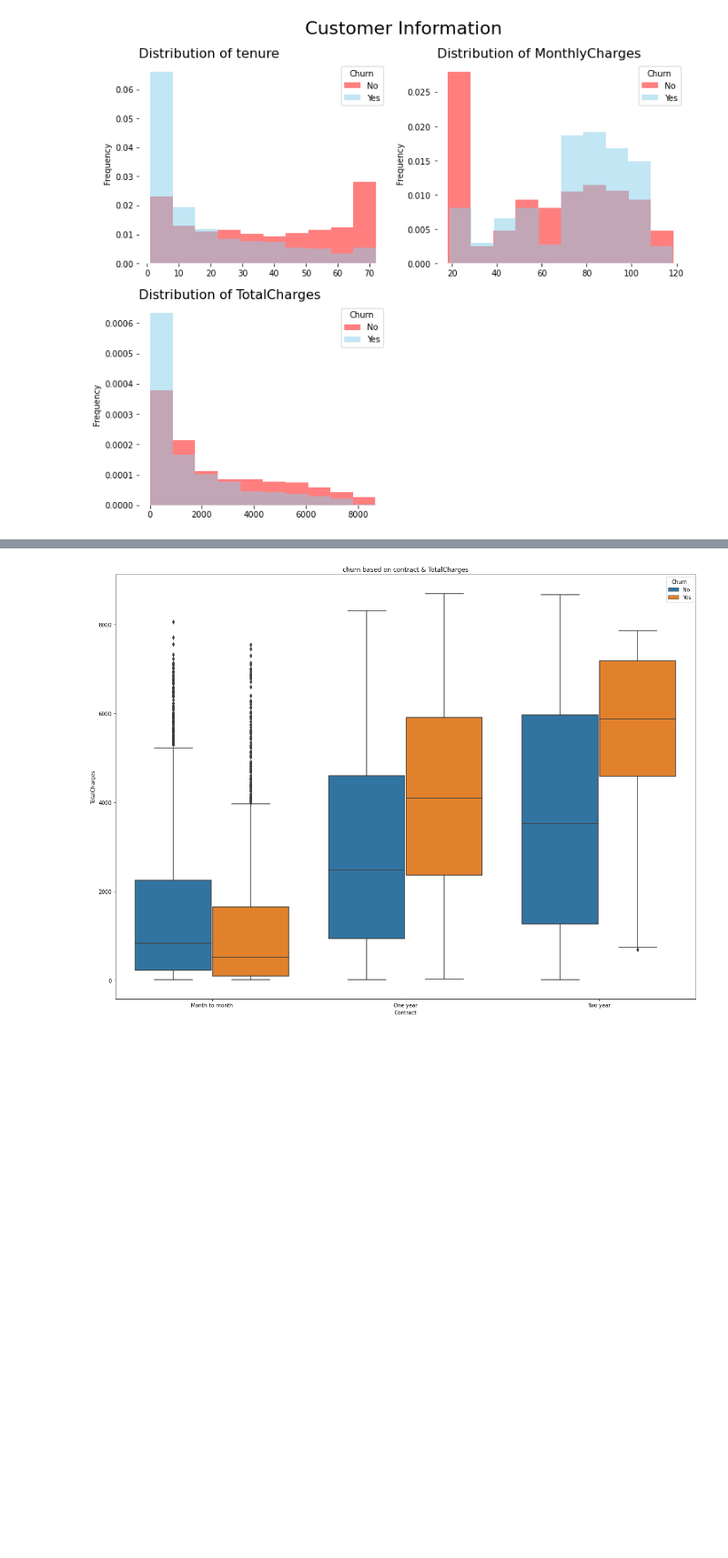
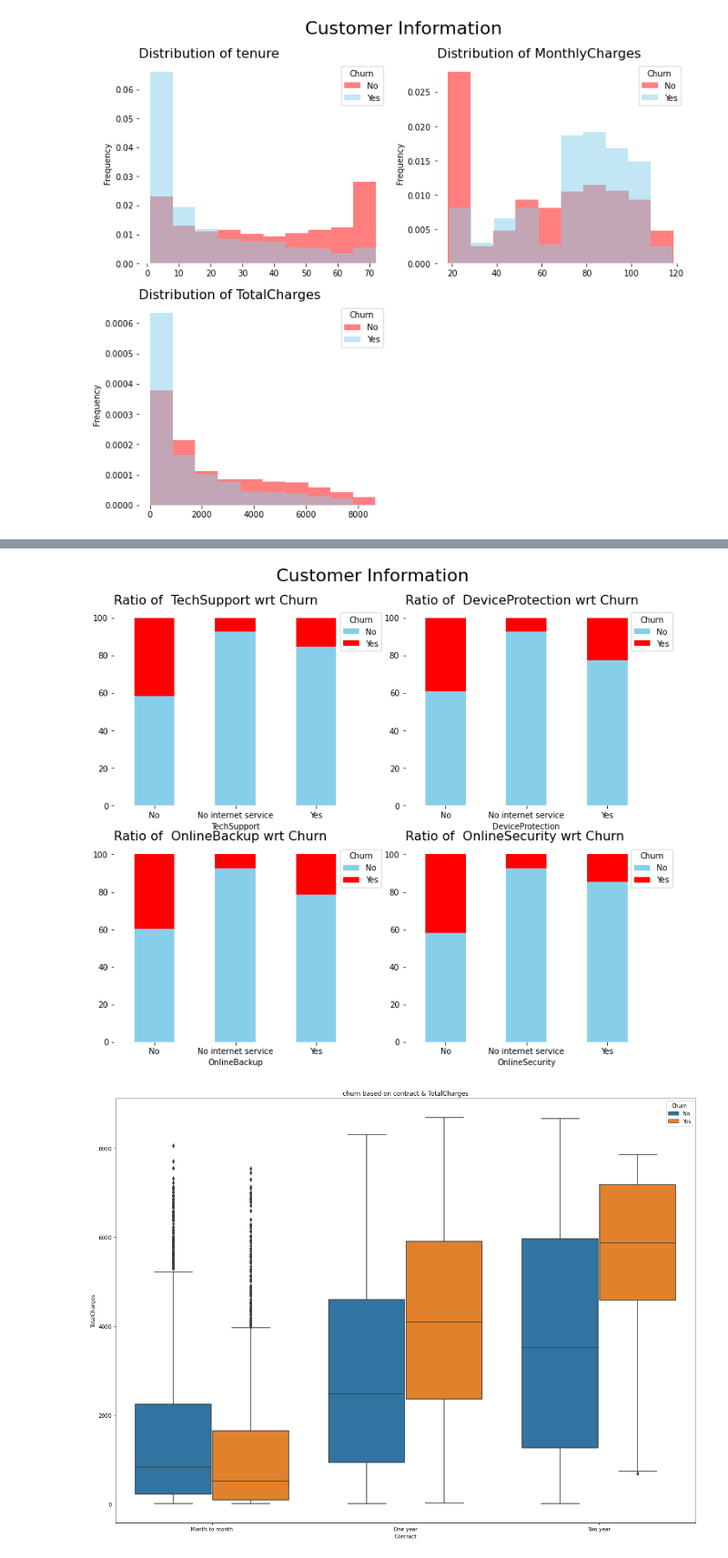
Before and after one commit to berserkarray/IME672, a Jupyter notebook: telco_churn.ipynb, the cells around one changed output, grey strips where cells are left out. Shown: that part at 91% size. Saved outputs shown, nothing was run; the diff lists cells and outputs as text; code cells hidden in the pictures; blank space fills up the shorter version.

```diff
--- a/telco_churn.ipynb
+++ b/telco_churn.ipynb
@@ -350,3 +360,8 @@ histogram_plots(account_columns_numeric, 'Customer Information')
+# %%
+columns_new = ['TechSupport','DeviceProtection','OnlineBackup','OnlineSecurity']
+percentage_stacked_plot(columns_new, 'Customer Information')
+# %% [output]
+[figure, added]
 # %%
 fig, ax = plt.subplots(figsize=(20, 15))
 sns.boxplot(data=df,x="Contract",y="TotalCharges",hue="Churn")
```
Also changed, not shown: parts of 4 cells of this notebook.
